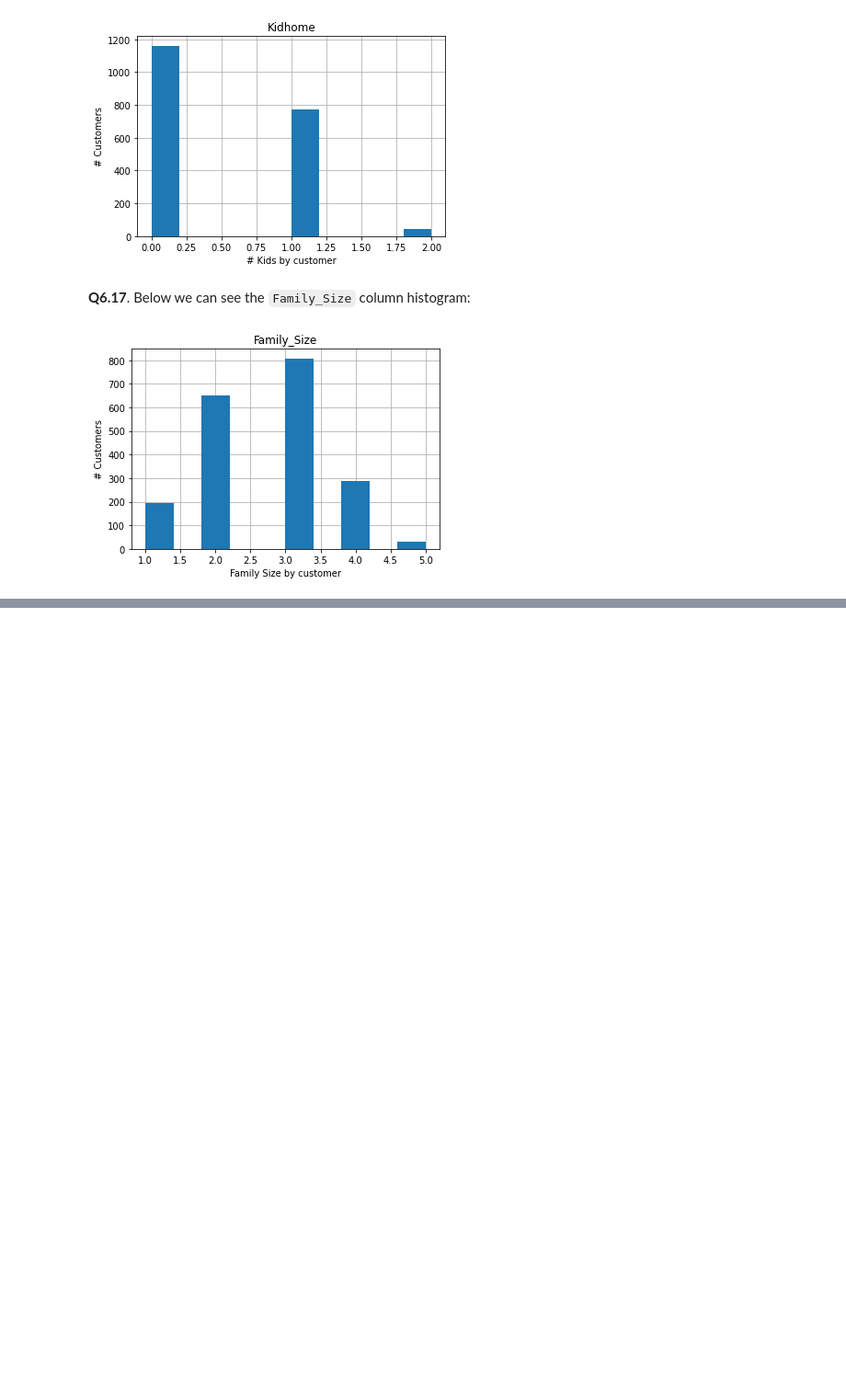
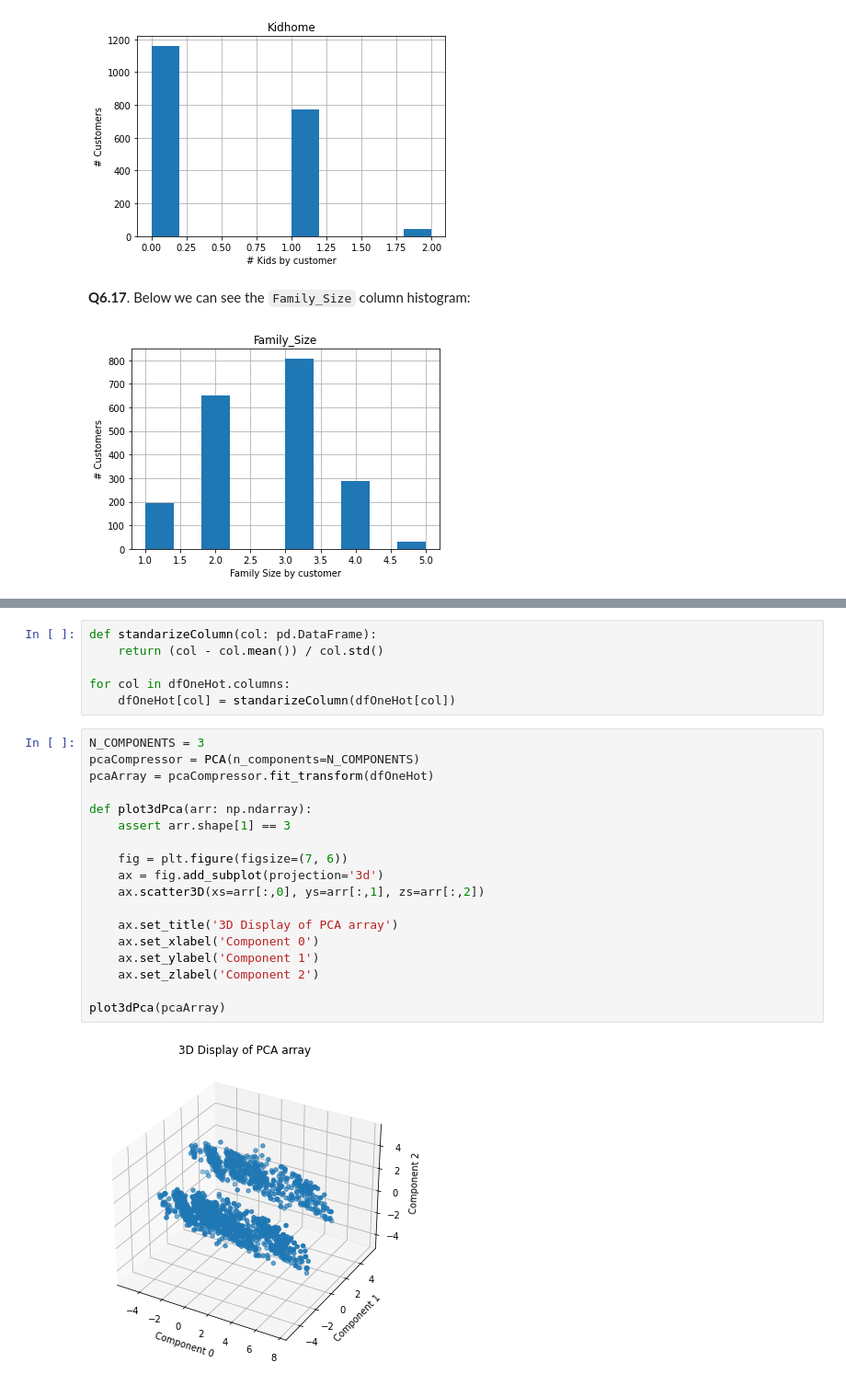
Before and after one commit to pspanoudakis/Data-Mining-Techniques-Projects, a Jupyter notebook: project1/CustomerPersonalityAnalysis.ipynb, the cells around one changed output, grey strips where cells are left out. Shown at 92% size. Saved outputs shown, nothing was run; the diff lists cells and outputs as text; blank space fills up the shorter version.

```diff
--- a/project1/CustomerPersonalityAnalysis.ipynb
+++ b/project1/CustomerPersonalityAnalysis.ipynb
@@ -601,0 +641,26 @@ HistogramAnswerGenerator().registerQuestions(questions).generateAnswers(dataDf)
+# %%
+def standarizeColumn(col: pd.DataFrame):
+    return (col - col.mean()) / col.std()
+
+for col in dfOneHot.columns:
+    dfOneHot[col] = standarizeColumn(dfOneHot[col])
+# %%
+N_COMPONENTS = 3
+pcaCompressor = PCA(n_components=N_COMPONENTS)
+pcaArray = pcaCompressor.fit_transform(dfOneHot)
+
+def plot3dPca(arr: np.ndarray):
+    assert arr.shape[1] == 3
+
+    fig = plt.figure(figsize=(7, 6))
+    ax = fig.add_subplot(projection='3d')
+    ax.scatter3D(xs=arr[:,0], ys=arr[:,1], zs=arr[:,2])
+
+    ax.set_title('3D Display of PCA array')
+    ax.set_xlabel('Component 0')
+    ax.set_ylabel('Component 1')
+    ax.set_zlabel('Component 2')
+
+plot3dPca(pcaArray)
+# %% [output]
+[figure, added]
```
Also changed, not shown: parts of 4 cells of this notebook.
